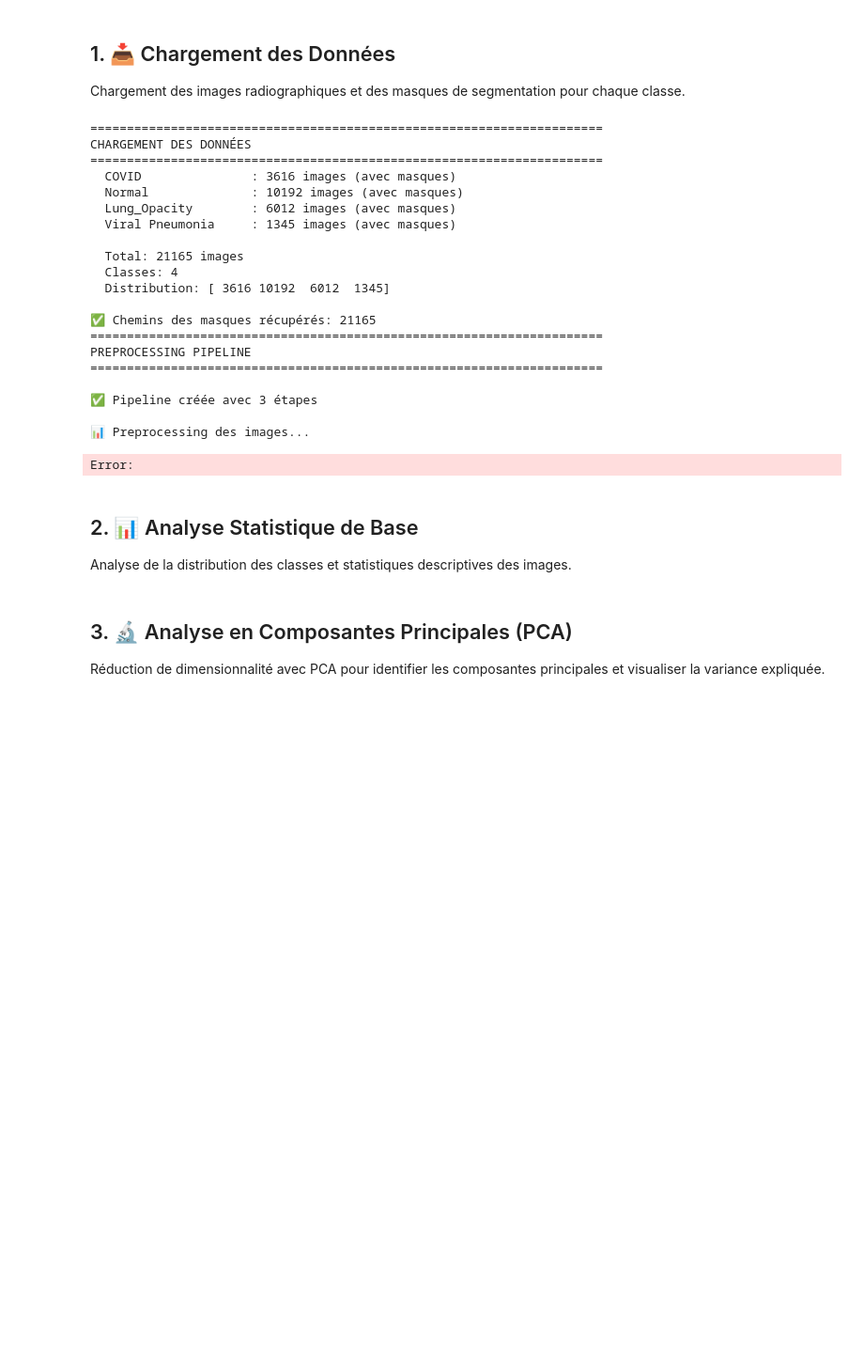
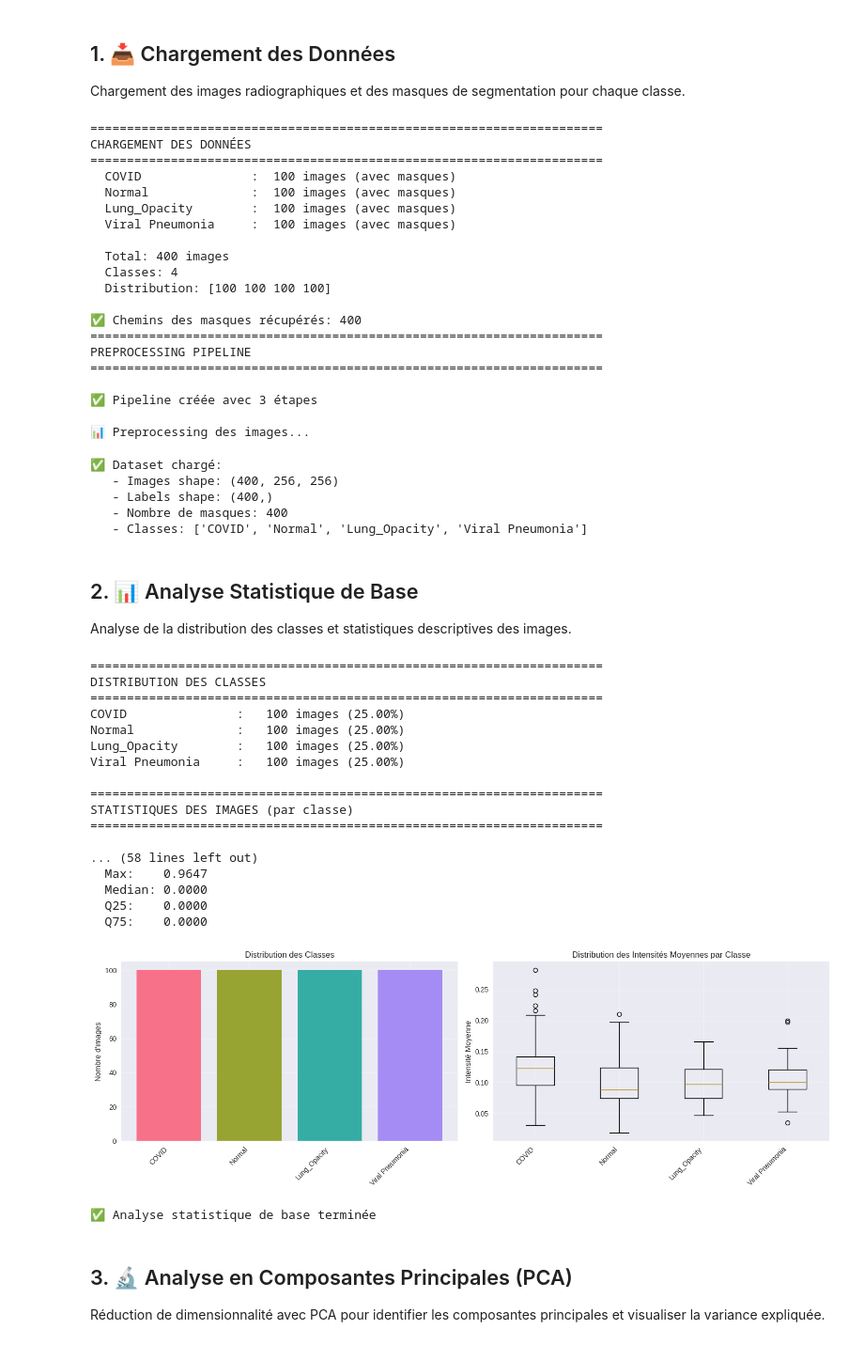
Before and after one commit to L-Poca/Data_Pipeline, a Jupyter notebook: notebooks/advanced_eda_template.ipynb, the cells around one changed output. Shown at 94% size. Cells and saved outputs as stored; diff of their text form; code cells hidden in the pictures; blank space fills up the shorter version.

```diff
--- a/notebooks/advanced_eda_template.ipynb
+++ b/notebooks/advanced_eda_template.ipynb
@@ -341,7 +330,7 @@ from src.notebooks import load_dataset, create_preprocessing_pipeline
 image_paths, mask_paths, labels, labels_int = load_dataset(
     data_dir=config.data_dir,
     categories=config.classes,
-    n_images_per_class=None,  # Limite pour économiser la mémoire
+    n_images_per_class=100,  # Limite pour économiser la mémoire
     load_masks=True,  # ⚠️ Important: charge aussi les masques
     verbose=True
 )
@@ -371,16 +360,16 @@ print(f"   - Classes: {config.classes}")
 ======================================================================
 CHARGEMENT DES DONNÉES
 ======================================================================
-  COVID               : 3616 images (avec masques)
-  Normal              : 10192 images (avec masques)
-  Lung_Opacity        : 6012 images (avec masques)
-  Viral Pneumonia     : 1345 images (avec masques)
+  COVID               :  100 images (avec masques)
+  Normal              :  100 images (avec masques)
+  Lung_Opacity        :  100 images (avec masques)
+  Viral Pneumonia     :  100 images (avec masques)
 
-  Total: 21165 images
+  Total: 400 images
   Classes: 4
-  Distribution: [ 3616 10192  6012  1345]
+  Distribution: [100 100 100 100]
 
-✅ Chemins des masques récupérés: 21165
+✅ Chemins des masques récupérés: 400
 ======================================================================
 PREPROCESSING PIPELINE
 ======================================================================
@@ -388,7 +377,11 @@ PREPROCESSING PIPELINE
 ✅ Pipeline créée avec 3 étapes
 
 📊 Preprocessing des images...
-Error:
+✅ Dataset chargé:
+   - Images shape: (400, 256, 256)
+   - Labels shape: (400,)
+   - Nombre de masques: 400
+   - Classes: ['COVID', 'Normal', 'Lung_Opacity', 'Viral Pneumonia']
 # %% [markdown]
 ## 2. 📊 Analyse Statistique de Base
 
@@ -442,34 +435,55 @@ for cls_idx, cls_name in enumerate(config.classes):
 
 # Visualisation de la distribution
 fig, axes = plt.subplots(1, 2, figsize=(15, 5))
 
 # Distribution des classes
 axes[0].bar(range(len(config.classes)), class_counts, color=sns.color_palette('husl', len(config.classes)))
 axes[0].set_xticks(range(len(config.classes)))
 axes[0].set_xticklabels(config.classes, rotation=45, ha='right')
 axes[0].set_ylabel('Nombre d\'images')
 axes[0].set_title('Distribution des Classes')
 axes[0].grid(alpha=0.3)
 
 # Box plot des intensités moyennes par classe
 mean_intensities_per_class = []
 for cls_idx in range(len(config.classes)):
     cls_mask = labels_int == cls_idx
     cls_images = images[cls_mask]
     # Calculer l'intensité moyenne de chaque image
-    mean_intensities = np.mean(cls_images, axis=(1, 2, 3))
+    # Note: Les images sont en grayscale (H, W), donc on utilise axis=(1, 2)
+    mean_intensities = np.mean(cls_images, axis=(1, 2))
     mean_intensities_per_class.append(mean_intensities)
 
 axes[1].boxplot(mean_intensities_per_class, labels=config.classes)
 axes[1].set_xticklabels(config.classes, rotation=45, ha='right')
 axes[1].set_ylabel('Intensité Moyenne')
 axes[1].set_title('Distribution des Intensités Moyennes par Classe')
 axes[1].grid(alpha=0.3)
 
 plt.tight_layout()
 plt.show()
 
 print("\n✅ Analyse statistique de base terminée")
+# %% [output]
+======================================================================
+DISTRIBUTION DES CLASSES
+======================================================================
+COVID               :   100 images (25.00%)
+Normal              :   100 images (25.00%)
+Lung_Opacity        :   100 images (25.00%)
+Viral Pneumonia     :   100 images (25.00%)
+
+======================================================================
+STATISTIQUES DES IMAGES (par classe)
+======================================================================
+
+... (58 lines left out)
+  Max:    0.9647
+  Median: 0.0000
+  Q25:    0.0000
+  Q75:    0.0000
+[figure, added]
+✅ Analyse statistique de base terminée
 # %% [markdown]
 ## 3. 🔬 Analyse en Composantes Principales (PCA)
 
```
Also changed, not shown: parts of 8 cells of this notebook.
